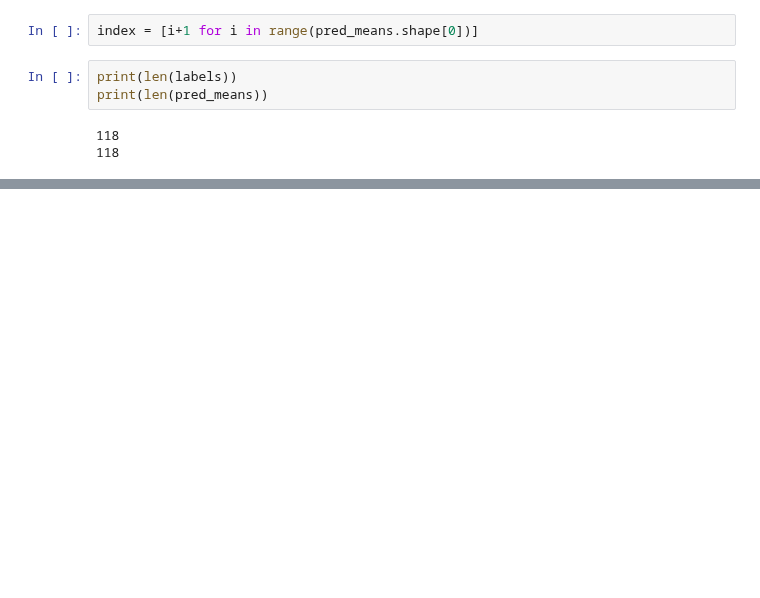
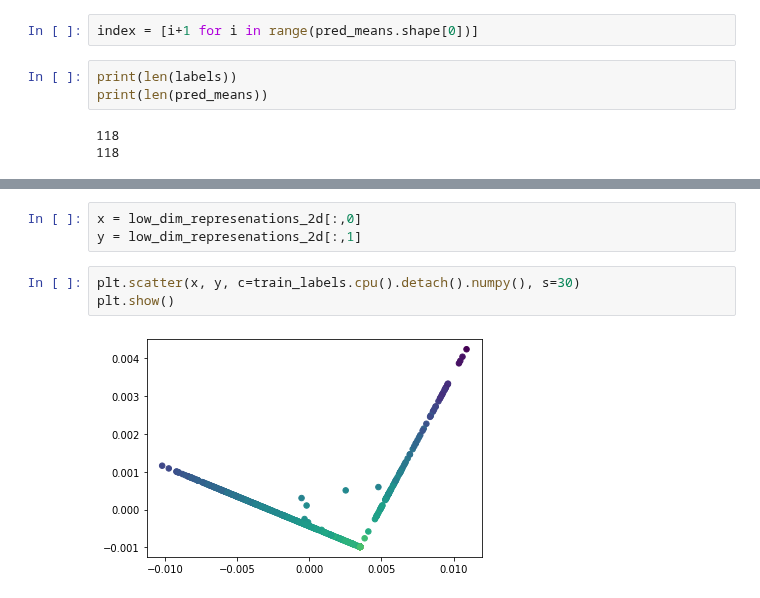
Before and after one commit to apof/Master-Thesis-----Deep-Kernel-Learning-and-Neural-Processes--combining-GPs-with-DL, a Jupyter notebook: Deep_Kernel_Learning.ipynb, the cells around one changed output, grey strips where cells are left out. Cells and saved outputs as stored; diff of their text form; blank space fills up the shorter version.

```diff
--- a/Deep_Kernel_Learning.ipynb
+++ b/Deep_Kernel_Learning.ipynb
@@ -398,3 +401,11 @@ ax.view_init(-140, 600)'''
+# %%
+x = low_dim_represenations_2d[:,0]
+y = low_dim_represenations_2d[:,1]
+# %%
+plt.scatter(x, y, c=train_labels.cpu().detach().numpy(), s=30)
+plt.show()
+# %% [output]
+[figure, added]
 # %%
 print("Mean Directional Accuracy: " + str(utils.mean_directional_accuracy(labels.cpu().detach().numpy(),pred_means)))
 print("Root Mean Squared Error : " + str(utils.rmse(pred_means, labels.cpu().detach().numpy())))
```
Also changed, not shown: parts of 19 cells of this notebook.
